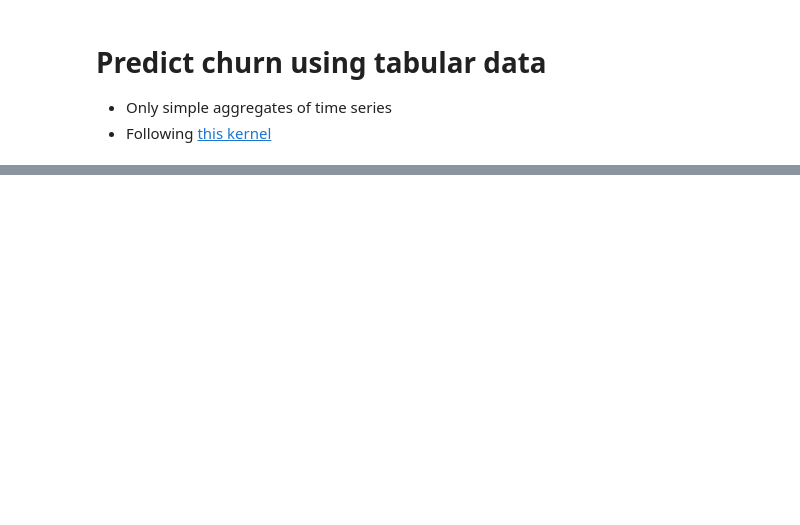
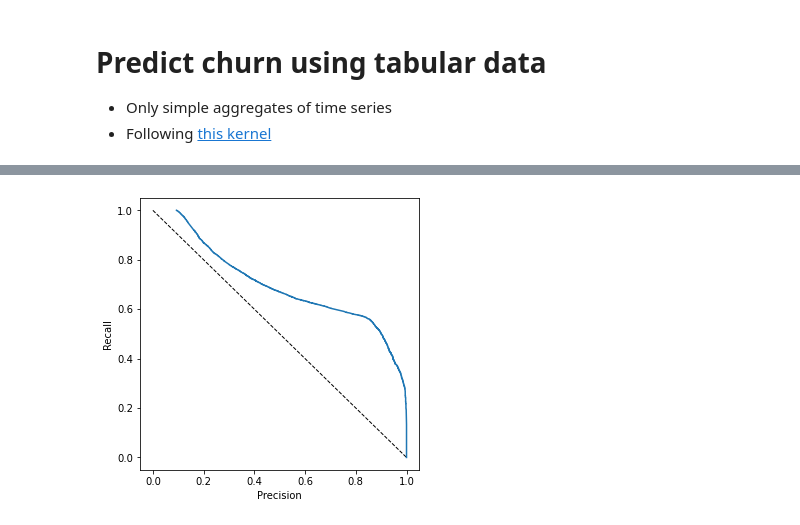
Before and after one commit to koulakis/churn-prediction-with-time-series, a Jupyter notebook: churn_prediction_using_tabular_data.ipynb, the cells around one changed output, grey strips where cells are left out. Drawn from its saved outputs; the diff is of its cells as text; code cells hidden in the pictures; blank space fills up the shorter version.

```diff
--- a/churn_prediction_using_tabular_data.ipynb
+++ b/churn_prediction_using_tabular_data.ipynb
@@ -203,0 +104,11 @@ plt.show()
+# %%
+precision, recall, _ = metrics.precision_recall_curve(y_test, boosting_model.predict(x_test))
+
+plt.figure(figsize=(5, 5))
+plt.xlabel('Precision')
+plt.ylabel('Recall')
+plt.plot(np.linspace(0, 1, 100), 1-np.linspace(0, 1, 100), linestyle='--', linewidth=1, color='black')
+plt.plot(precision, recall)
+plt.show()
+# %% [output]
+[figure, added]
```
Also changed, not shown: parts of 41 cells of this notebook, 2 other files.
